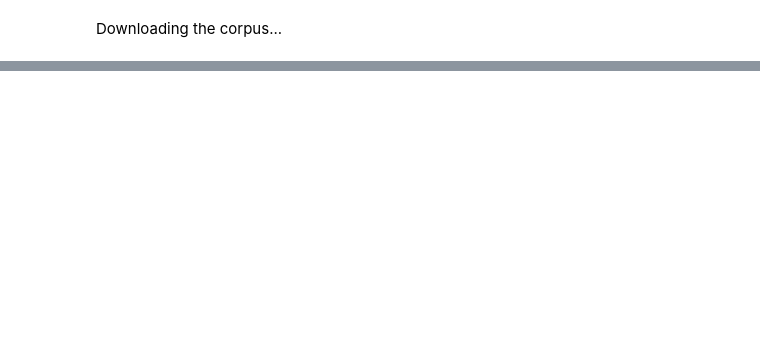
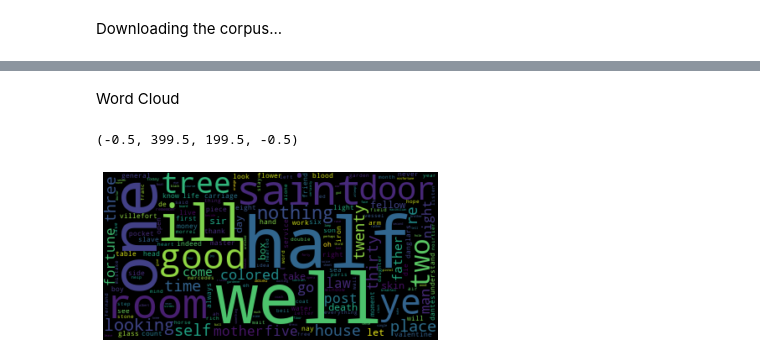
Before and after one commit to sarwaridas/TheCountOfMonteCristo_NLP, a Jupyter notebook: NLP_lowcode.ipynb, the cells around one changed output, grey strips where cells are left out. Saved outputs shown, nothing was run; the diff lists cells and outputs as text; code cells hidden in the pictures; blank space fills up the shorter version.

```diff
--- a/NLP_lowcode.ipynb
+++ b/NLP_lowcode.ipynb
@@ -59,0 +50,16 @@ reference is no doubt to the _Wistaria frutescens_.—Ed.
+# %%
+#remove stop words
+from textblob import TextBlob
+from nltk.corpus import stopwords
+stop_words = stopwords.words('english')
+# %%
+montecristo_blob = TextBlob(Path('monte-cristo.txt').read_text())
+mc_count = montecristo_blob.word_counts.items()
+def remove_stop(words):
+    no_stop = []
+    for word in words:
+        if word[0] not in stop_words:
+            no_stop.append(word[0])
+    return no_stop
+mc_no_stop_words = remove_stop(mc_count)
+mc_no_stop_words[0:10]
@@ -59,0 +79,12 @@ reference is no doubt to the _Wistaria frutescens_.—Ed.
+# %% [markdown]
+Word Cloud
+# %%
+from wordcloud import WordCloud
+import matplotlib.pyplot as plt
+word_cloud_text = str1 = ' '.join(mc_no_stop_words)
+wordcloud = WordCloud().generate(word_cloud_text)
+plt.imshow(wordcloud, interpolation='bilinear')
+plt.axis("off")
+# %% [output]
+(-0.5, 399.5, 199.5, -0.5)
+[figure, added]
```
Also changed, not shown: parts of 10 cells of this notebook.
